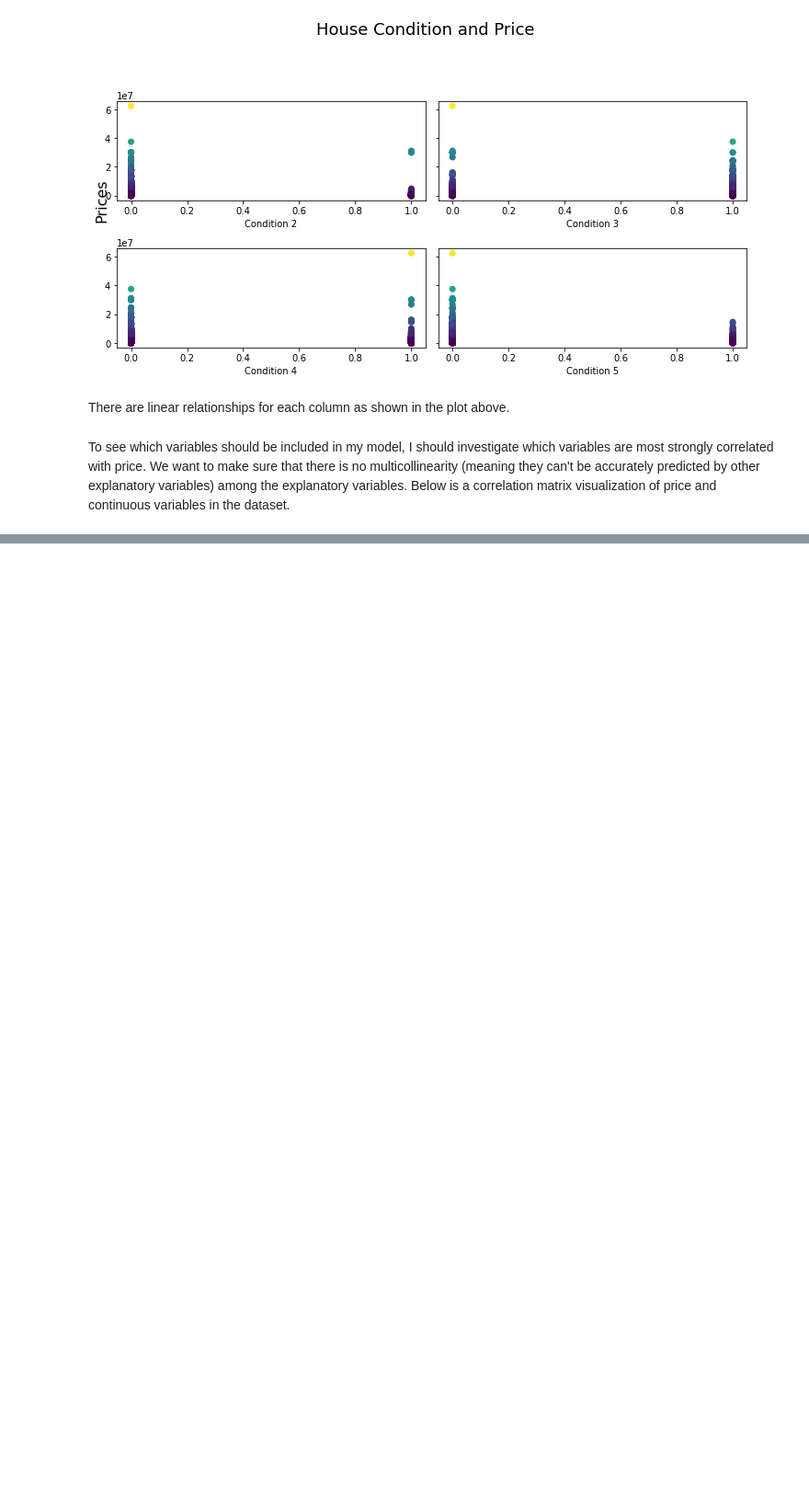
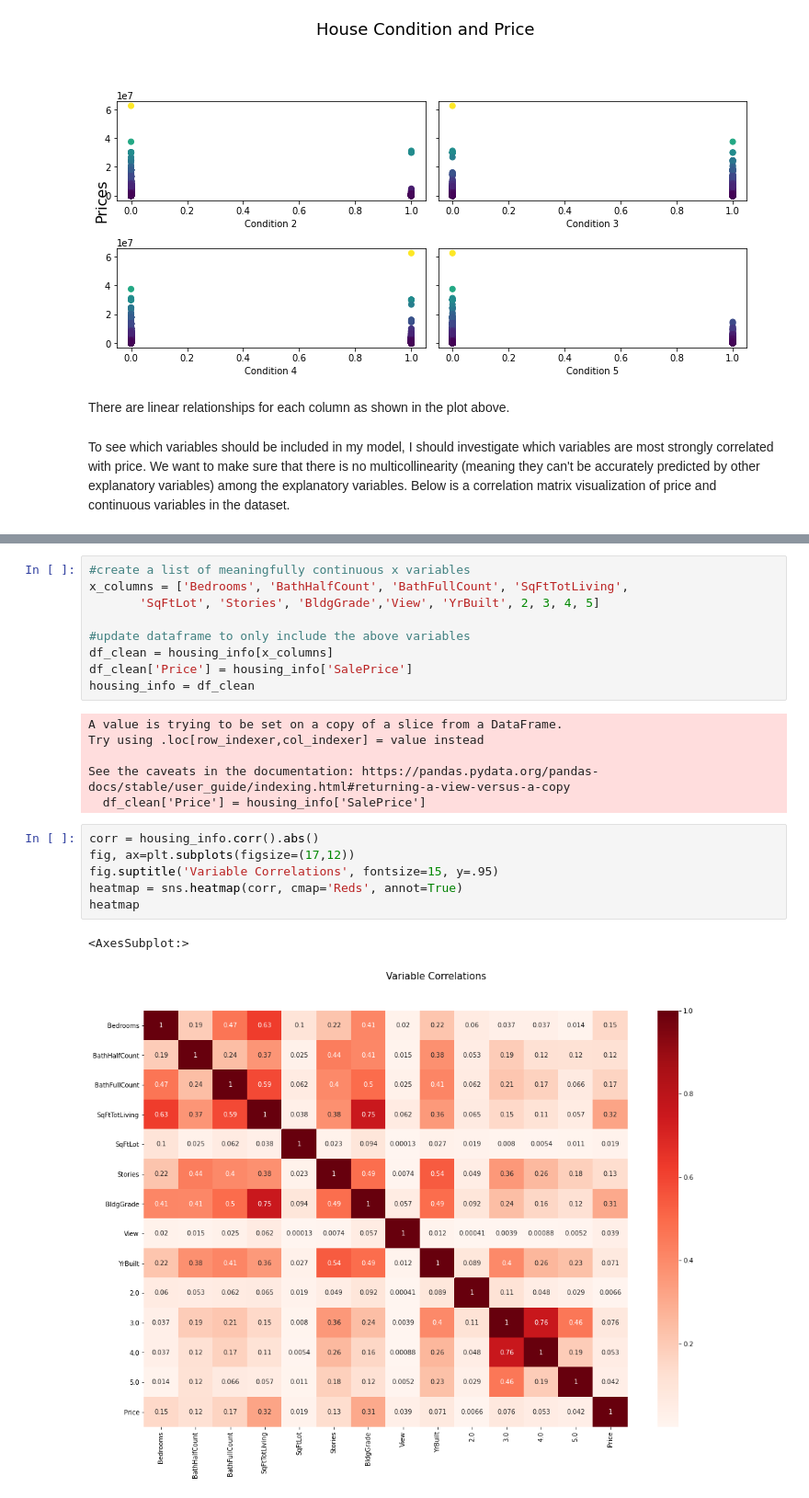
Before and after one commit to samtuleen/King-County-Home-Price-Predictors, a Jupyter notebook: notebooks/report/Valuable Home Improvement Projects - Predictive Analysis.ipynb, the cells around one changed output, grey strips where cells are left out. Shown: that part at 92% size. Drawn from its saved outputs; the diff is of its cells as text; blank space fills up the shorter version.

```diff
--- a/notebooks/report/Valuable Home Improvement Projects - Predictive Analysis.ipynb
+++ b/notebooks/report/Valuable Home Improvement Projects - Predictive Analysis.ipynb
@@ -167,0 +177,24 @@ To see which variables should be included in my model, I should investigate whic
+# %%
+#create a list of meaningfully continuous x variables
+x_columns = ['Bedrooms', 'BathHalfCount', 'BathFullCount', 'SqFtTotLiving',
+       'SqFtLot', 'Stories', 'BldgGrade','View', 'YrBuilt', 2, 3, 4, 5]
+
+#update dataframe to only include the above variables
+df_clean = housing_info[x_columns]
+df_clean['Price'] = housing_info['SalePrice']
+housing_info = df_clean
+# %% [output]
+A value is trying to be set on a copy of a slice from a DataFrame.
+Try using .loc[row_indexer,col_indexer] = value instead
+
+See the caveats in the documentation: https://pandas.pydata.org/pandas-docs/stable/user_guide/indexing.html#returning-a-view-versus-a-copy
+  df_clean['Price'] = housing_info['SalePrice']
+# %%
+corr = housing_info.corr().abs()
+fig, ax=plt.subplots(figsize=(17,12))
+fig.suptitle('Variable Correlations', fontsize=15, y=.95)
+heatmap = sns.heatmap(corr, cmap='Reds', annot=True)
+heatmap
+# %% [output]
+<AxesSubplot:>
+[figure, added]
```
Also changed, not shown: parts of 3 cells of this notebook, 1 other file.
